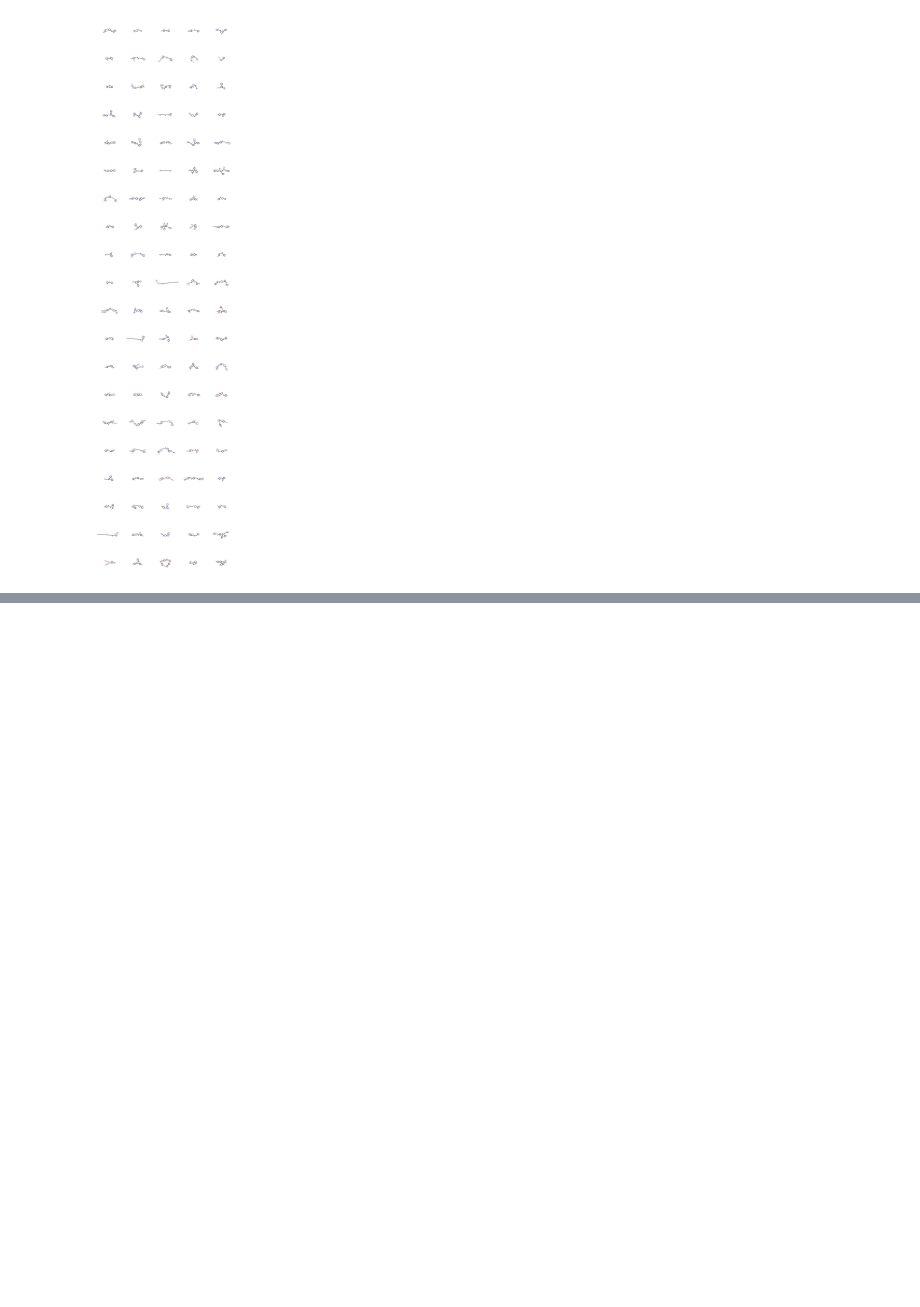
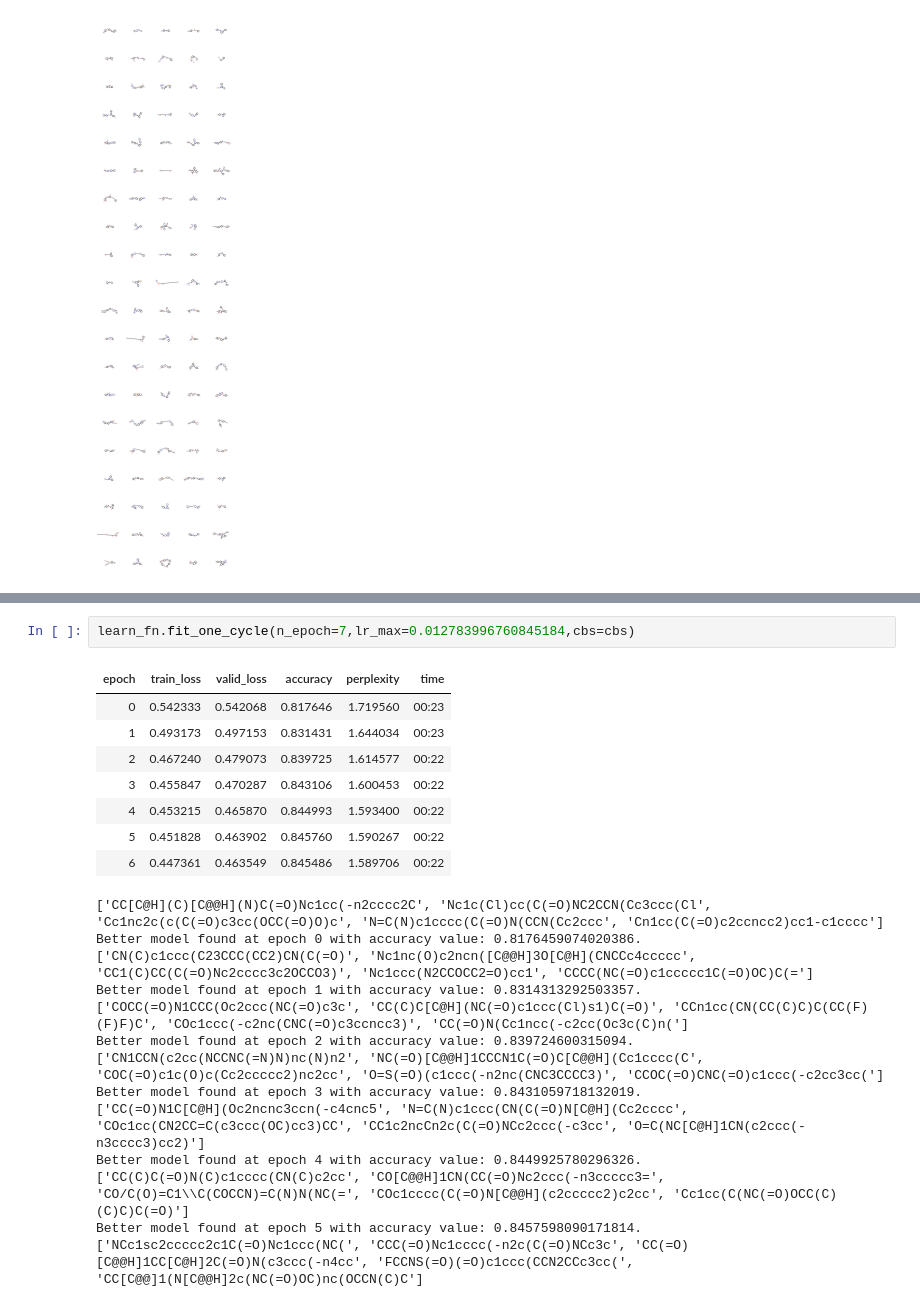
Before and after one commit to Marcosuff/Marcosuff.github.io, a Jupyter notebook: fastaiv2_works/SMILES_LSTM_fastaiv2.ipynb, the cells around one changed output, grey strips where cells are left out. Drawn from its saved outputs; the diff is of its cells as text; blank space fills up the shorter version.

```diff
--- a/fastaiv2_works/SMILES_LSTM_fastaiv2.ipynb
+++ b/fastaiv2_works/SMILES_LSTM_fastaiv2.ipynb
@@ -537,0 +590,24 @@ tar: Removing leading `/' from member names
+# %%
+learn_fn.fit_one_cycle(n_epoch=7,lr_max=0.012783996760845184,cbs=cbs)
+# %% [output]
+| epoch | train_loss | valid_loss | accuracy | perplexity | time |
+| 0 | 0.542333 | 0.542068 | 0.817646 | 1.719560 | 00:23 |
+| 1 | 0.493173 | 0.497153 | 0.831431 | 1.644034 | 00:23 |
+| 2 | 0.467240 | 0.479073 | 0.839725 | 1.614577 | 00:22 |
+| 3 | 0.455847 | 0.470287 | 0.843106 | 1.600453 | 00:22 |
+| 4 | 0.453215 | 0.465870 | 0.844993 | 1.593400 | 00:22 |
+| 5 | 0.451828 | 0.463902 | 0.845760 | 1.590267 | 00:22 |
+| 6 | 0.447361 | 0.463549 | 0.845486 | 1.589706 | 00:22 |
+['CC[C@H](C)[C@@H](N)C(=O)Nc1cc(-n2cccc2C', 'Nc1c(Cl)cc(C(=O)NC2CCN(Cc3ccc(Cl', 'Cc1nc2c(c(C(=O)c3cc(OCC(=O)O)c', 'N=C(N)c1cccc(C(=O)N(CCN(Cc2ccc', 'Cn1cc(C(=O)c2ccncc2)cc1-c1cccc']
+Better model found at epoch 0 with accuracy value: 0.8176459074020386.
+['CN(C)c1ccc(C23CCC(CC2)CN(C(=O)', 'Nc1nc(O)c2ncn([C@@H]3O[C@H](CNCCc4ccccc', 'CC1(C)CC(C(=O)Nc2cccc3c2OCCO3)', 'Nc1ccc(N2CCOCC2=O)cc1', 'CCCC(NC(=O)c1ccccc1C(=O)OC)C(=']
+Better model found at epoch 1 with accuracy value: 0.8314313292503357.
+['COCC(=O)N1CCC(Oc2ccc(NC(=O)c3c', 'CC(C)C[C@H](NC(=O)c1ccc(Cl)s1)C(=O)', 'CCn1cc(CN(CC(C)C)C(CC(F)(F)F)C', 'COc1ccc(-c2nc(CNC(=O)c3ccncc3)', 'CC(=O)N(Cc1ncc(-c2cc(Oc3c(C)n(']
+Better model found at epoch 2 with accuracy value: 0.839724600315094.
+['CN1CCN(c2cc(NCCNC(=N)N)nc(N)n2', 'NC(=O)[C@@H]1CCCN1C(=O)C[C@@H](Cc1cccc(C', 'COC(=O)c1c(O)c(Cc2ccccc2)nc2cc', 'O=S(=O)(c1ccc(-n2nc(CNC3CCCC3)', 'CCOC(=O)CNC(=O)c1ccc(-c2cc3cc(']
+Better model found at epoch 3 with accuracy value: 0.8431059718132019.
+['CC(=O)N1C[C@H](Oc2ncnc3ccn(-c4cnc5', 'N=C(N)c1ccc(CN(C(=O)N[C@H](Cc2cccc', 'COc1cc(CN2CC=C(c3ccc(OC)cc3)CC', 'CC1c2ncCn2c(C(=O)NCc2ccc(-c3cc', 'O=C(NC[C@H]1CN(c2ccc(-n3cccc3)cc2)']
+Better model found at epoch 4 with accuracy value: 0.8449925780296326.
+['CC(C)C(=O)N(C)c1cccc(CN(C)c2cc', 'CO[C@@H]1CN(CC(=O)Nc2ccc(-n3ccccc3=', 'CO/C(O)=C1\\C(COCCN)=C(N)N(NC(=', 'COc1cccc(C(=O)N[C@@H](c2ccccc2)c2cc', 'Cc1cc(C(NC(=O)OCC(C)(C)C)C(=O)']
+Better model found at epoch 5 with accuracy value: 0.8457598090171814.
+['NCc1sc2ccccc2c1C(=O)Nc1ccc(NC(', 'CCC(=O)Nc1cccc(-n2c(C(=O)NCc3c', 'CC(=O)[C@@H]1CC[C@H]2C(=O)N(c3ccc(-n4cc', 'FCCNS(=O)(=O)c1ccc(CCN2CCc3cc(', 'CC[C@@]1(N[C@@H]2c(NC(=O)OC)nc(OCCN(C)C']
```
Also changed, not shown: parts of 31 cells of this notebook.
